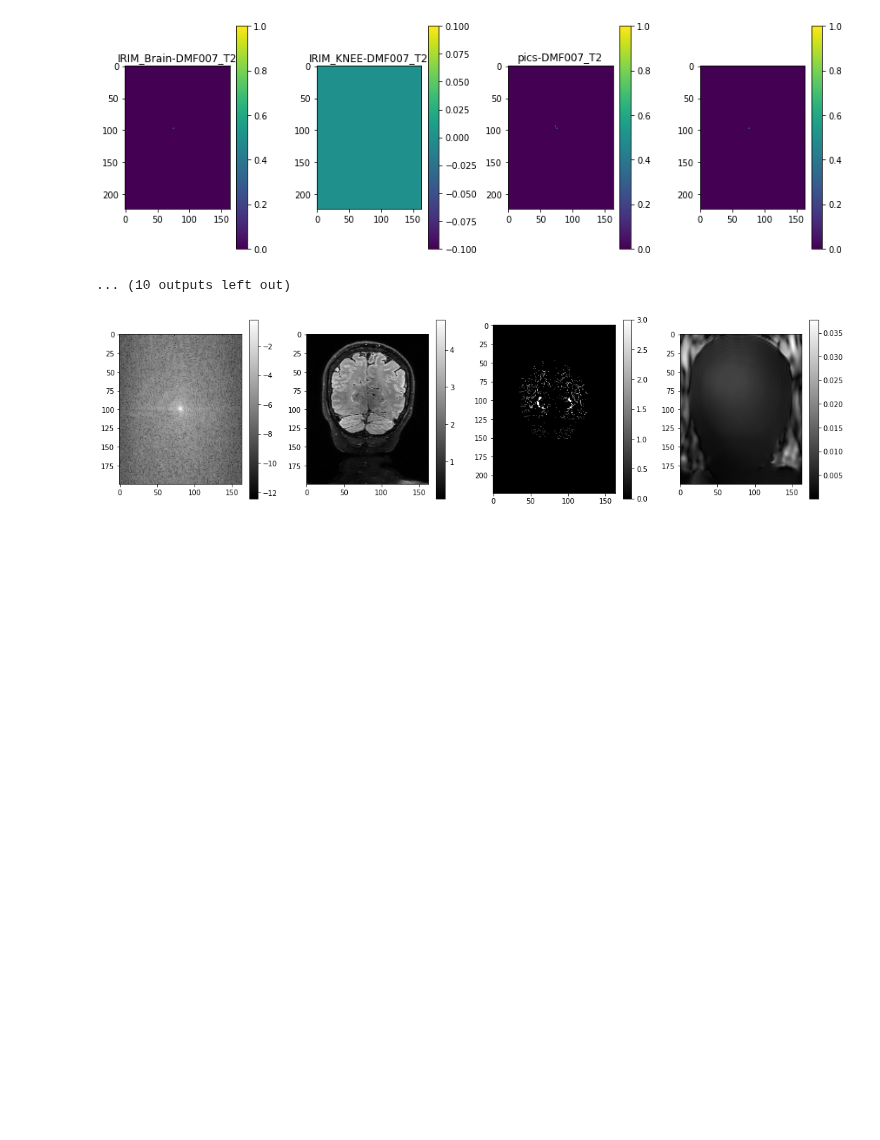
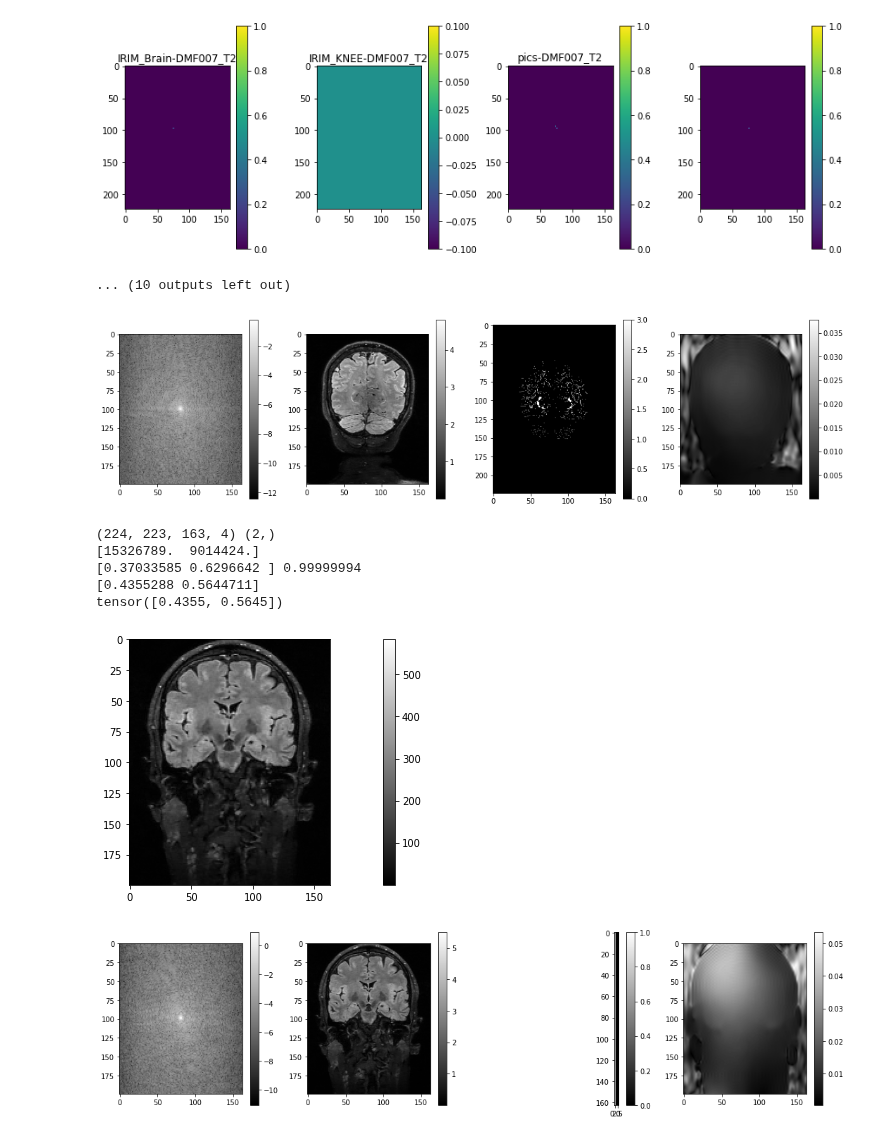
Before and after one commit to LysanderdeJong/RecSeg, a Jupyter notebook: tecfedera_recon.ipynb, the cells around one changed output. Saved outputs shown, nothing was run; the diff lists cells and outputs as text; code cells hidden in the pictures; blank space fills up the shorter version.

```diff
--- a/tecfedera_recon.ipynb
+++ b/tecfedera_recon.ipynb
@@ -303,0 +343,23 @@ view_mri(data_path, index=40, coil=0, file_index=24)
+# %%
+big_mask = np.add.reduce([binerize_segmentation(mask_dict[i]) for i in mask_dict.keys()])
+weight = np.sum(big_mask, axis=(0, 1, 2)).astype(np.float32)[1:-1]
+print(big_mask.shape, weight.shape)
+print(weight)
+# weight = 1/weight
+weight = weight/np.sum(weight)
+weight = 1 - weight
+print(weight/np.sum(weight), np.sum(weight))
+print(np.exp(weight - np.max(weight))/np.sum(np.exp(weight - np.max(weight))))
+print(torch.softmax(torch.from_numpy(weight).float(), dim=0))
+# %% [output]
+(224, 223, 163, 4) (2,)
+[15326789.  9014424.]
+[0.37033585 0.6296642 ] 0.99999994
+[0.4355288 0.5644711]
+tensor([0.4355, 0.5645])
+# %%
+view_mri("/scratch/lgdejong/results/reconstruction/cirim_1c_64f_poisson2d/", index=100, file_index=0)
+view_mri("/data/projects/tecfidera/data/h5_recon_dataset_new/", index=100, file_index=0)
+# %% [output]
+[figure, added]
+[figure, added]
```
Also changed, not shown: parts of 6 cells of this notebook, 17 other files.
